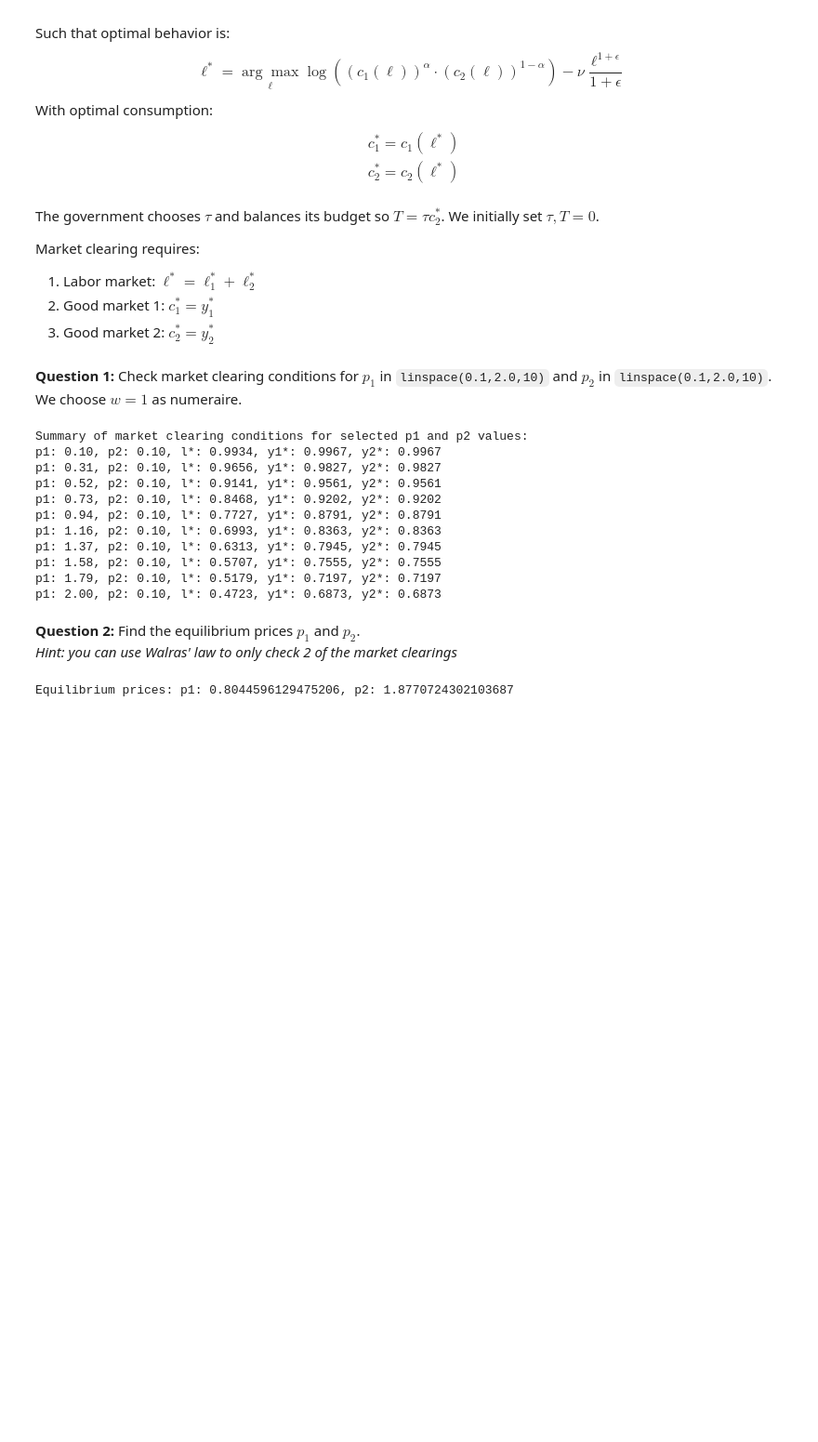
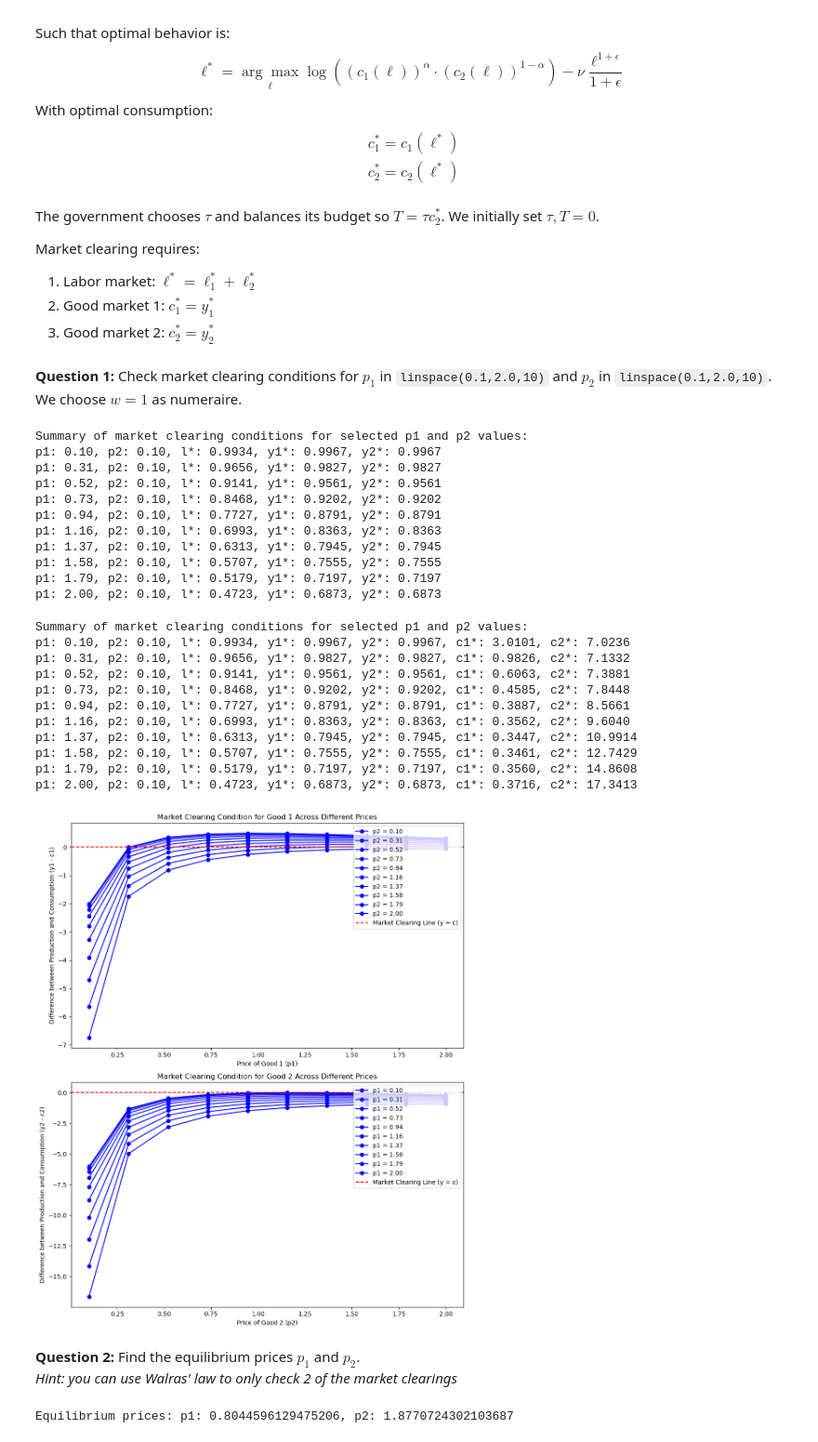
Before and after one commit to NumEconCopenhagen/projects-2024-hwee-oscar-thomas, a Jupyter notebook: examproject/exam_2024.ipynb, the cells around one changed output. Shown at 93% size. Saved outputs shown, nothing was run; the diff lists cells and outputs as text; code cells hidden in the pictures; blank space fills up the shorter version.

```diff
--- a/examproject/exam_2024.ipynb
+++ b/examproject/exam_2024.ipynb
@@ -178,6 +178,79 @@ p1: 1.37, p2: 0.10, l*: 0.6313, y1*: 0.7945, y2*: 0.7945
 p1: 1.58, p2: 0.10, l*: 0.5707, y1*: 0.7555, y2*: 0.7555
 p1: 1.79, p2: 0.10, l*: 0.5179, y1*: 0.7197, y2*: 0.7197
 p1: 2.00, p2: 0.10, l*: 0.4723, y1*: 0.6873, y2*: 0.6873
+# %%
+def profit_1(w, p1):
+    return (p1 * par.A**par.gamma / w)**(1 / (1 - par.gamma)) * w * (1 - par.gamma)
+
+def profit_2(w, p2):
+    return (p2 * par.A**par.gamma / w)**(1 / (1 - par.gamma)) * w * (1 - par.gamma)
+
+def market_clearing_conditions2(p1, p2, par):
+    w = 1  # Explicitly setting w = 1 as the numeraire
+    l_star = labor_supply(w, p1, p2, par.tau, par.T, par.A, par.gamma, par.alpha, par.nu, par.epsilon)
+    y1_star = par.A * l_star**par.gamma
+    y2_star = par.A * l_star**par.gamma
+    c1_star = par.alpha * (w * l_star + par.T + profit_1(w, p1) + profit_2(w, p2)) / p1
+    c2_star = (1 - par.alpha) * (w * l_star + par.T + profit_1(w, p1) + profit_2(w, p2)) / (p2 + par.tau)
+    return l_star, y1_star, y2_star, c1_star, c2_star
+
+# Check market clearing conditions with w = 1 (numeraire)
+p1_values = np.linspace(0.1, 2.0, 10)
+p2_values = np.linspace(0.1, 2.0, 10)
+results = []
+
+y1_c1_diff = np.zeros((10, 10))
+y2_c2_diff = np.zeros((10, 10))
+
+for i, p1 in enumerate(p1_values):
+    for j, p2 in enumerate(p2_values):
+        l_star, y1_star, y2_star, c1_star, c2_star = market_clearing_conditions2(p1, p2, par)
+        y1_c1_diff[i, j] = y1_star - c1_star
+        y2_c2_diff[i, j] = y2_star - c2_star
+        results.append((p1, p2, l_star, y1_star, y2_star, c1_star, c2_star))
+
+# Print a summary of the results
+print("Summary of market clearing conditions for selected p1 and p2 values:")
+for i, (p1, p2, l_star, y1_star, y2_star, c1_star, c2_star) in enumerate(results):
+    if i % 10 == 0:  # Print every 10th result to reduce output
+        print(f"p1: {p1:.2f}, p2: {p2:.2f}, l*: {l_star:.4f}, y1*: {y1_star:.4f}, y2*: {y2_star:.4f}, c1*: {c1_star:.4f}, c2*: {c2_star:.4f}")
+
+# Plot the results
+fig, axs = plt.subplots(2, 1, figsize=(10, 12))
+
+# Good 1 market clearing
+for i, p2 in enumerate(p2_values):
+    axs[0].plot(p1_values, y1_c1_diff[:, i], 'bo-', label=f'p2 = {p2:.2f}')
+axs[0].axhline(0, color='r', linestyle='--', label='Market Clearing Line (y = c)')
+axs[0].set_title('Market Clearing Condition for Good 1 Across Different Prices')
+axs[0].set_xlabel('Price of Good 1 (p1)')
+axs[0].set_ylabel('Difference between Production and Consumption (y1 - c1)')
+axs[0].legend(loc='upper right')
+
+# Good 2 market clearing
+for i, p1 in enumerate(p1_values):
+    axs[1].plot(p2_values, y2_c2_diff[i, :], 'bo-', label=f'p1 = {p1:.2f}')
+axs[1].axhline(0, color='r', linestyle='--', label='Market Clearing Line (y = c)')
+axs[1].set_title('Market Clearing Condition for Good 2 Across Different Prices')
+axs[1].set_xlabel('Price of Good 2 (p2)')
+axs[1].set_ylabel('Difference between Production and Consumption (y2 - c2)')
+axs[1].legend(loc='upper right')
+
+plt.tight_layout()
+plt.show()
+# %% [output]
+Summary of market clearing conditions for selected p1 and p2 values:
+p1: 0.10, p2: 0.10, l*: 0.9934, y1*: 0.9967, y2*: 0.9967, c1*: 3.0101, c2*: 7.0236
+p1: 0.31, p2: 0.10, l*: 0.9656, y1*: 0.9827, y2*: 0.9827, c1*: 0.9826, c2*: 7.1332
+p1: 0.52, p2: 0.10, l*: 0.9141, y1*: 0.9561, y2*: 0.9561, c1*: 0.6063, c2*: 7.3881
+p1: 0.73, p2: 0.10, l*: 0.8468, y1*: 0.9202, y2*: 0.9202, c1*: 0.4585, c2*: 7.8448
+p1: 0.94, p2: 0.10, l*: 0.7727, y1*: 0.8791, y2*: 0.8791, c1*: 0.3887, c2*: 8.5661
+p1: 1.16, p2: 0.10, l*: 0.6993, y1*: 0.8363, y2*: 0.8363, c1*: 0.3562, c2*: 9.6040
+p1: 1.37, p2: 0.10, l*: 0.6313, y1*: 0.7945, y2*: 0.7945, c1*: 0.3447, c2*: 10.9914
+p1: 1.58, p2: 0.10, l*: 0.5707, y1*: 0.7555, y2*: 0.7555, c1*: 0.3461, c2*: 12.7429
+p1: 1.79, p2: 0.10, l*: 0.5179, y1*: 0.7197, y2*: 0.7197, c1*: 0.3560, c2*: 14.8608
+p1: 2.00, p2: 0.10, l*: 0.4723, y1*: 0.6873, y2*: 0.6873, c1*: 0.3716, c2*: 17.3413
+[figure, added]
 # %% [markdown]
 **Question 2:** Find the equilibrium prices $p_1$ and $p_2$.<br>
 *Hint: you can use Walras' law to only check 2 of the market clearings*
```
Also changed, not shown: parts of 3 cells of this notebook.
